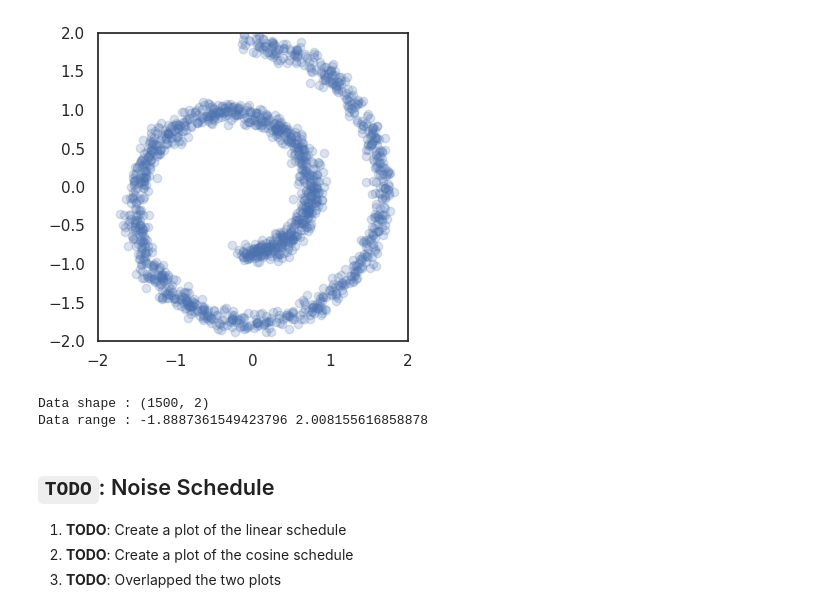
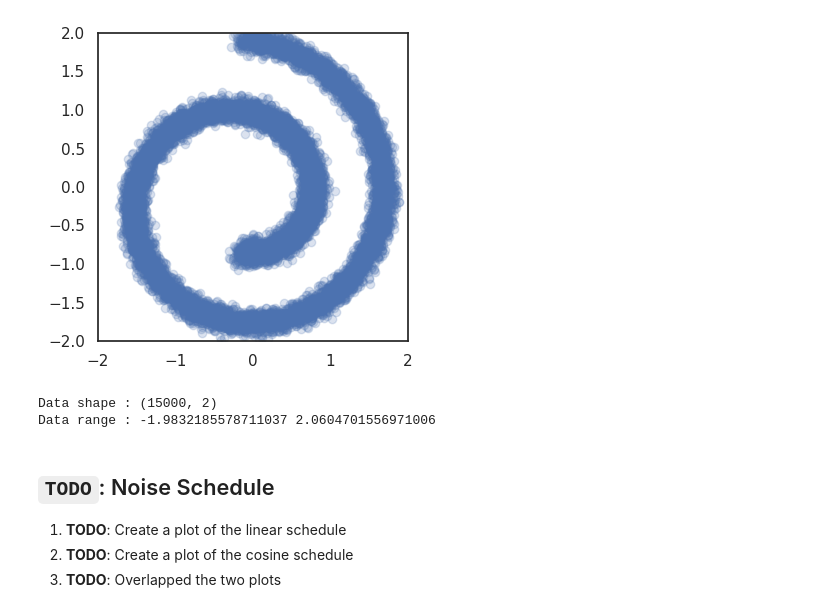
Before and after one commit to mehdigreefhorst/Deeplearning-LABS, a Jupyter notebook: 2d-data.ipynb, the cells around one changed output. Saved outputs shown, nothing was run; the diff lists cells and outputs as text; code cells hidden in the pictures.

```diff
--- a/2d-data.ipynb
+++ b/2d-data.ipynb
@@ -30,36 +30,36 @@ Resolving deltas: 100% (105/105), done.
 # %%
 #@title Load Libraries and Visualize the Data
 
 import os
 import torch
 from sklearn.datasets import make_swiss_roll
 import matplotlib.pyplot as plt
 from diffusion_lib import GaussianDiffusion
 from plots import plot_2d
 import seaborn as sns
 from torch.utils.data import TensorDataset, DataLoader
 from tqdm import tqdm
 from sampling import AncestralSampling
 
 
 # Experiment settings
 workdir = "./results/swiss/"
 sample_dir = os.path.join(workdir, "samples")
 os.makedirs(sample_dir, exist_ok=True)
 
 # Generate Swiss Roll data
-n_samples = 1500 #@param {"type":"integer"}
+n_samples = 15000 #@param {"type":"integer"}
 x, _ = make_swiss_roll(n_samples, noise=0.5)
 x = x[:, [0, 2]]  # Simplify to 2D
 trainset = (x - x.mean()) / x.std()  # Normalize data
 plot_2d(trainset, workdir, name="swiss_data", w=4, h=4, alpha=0.2, show=True)
 
 print("Data shape :", trainset.shape)
 print("Data range :", trainset.min(), trainset.max())
 # %% [output]
-[figure, old version]
+[figure, new version]
-Data shape : (1500, 2)
-Data range : -1.8887361549423796 2.008155616858878
+Data shape : (15000, 2)
+Data range : -1.9832185578711037 2.0604701556971006
 # %%
 # @title Diffusion Process configuration
 
```
Also changed, not shown: parts of 6 cells of this notebook.
